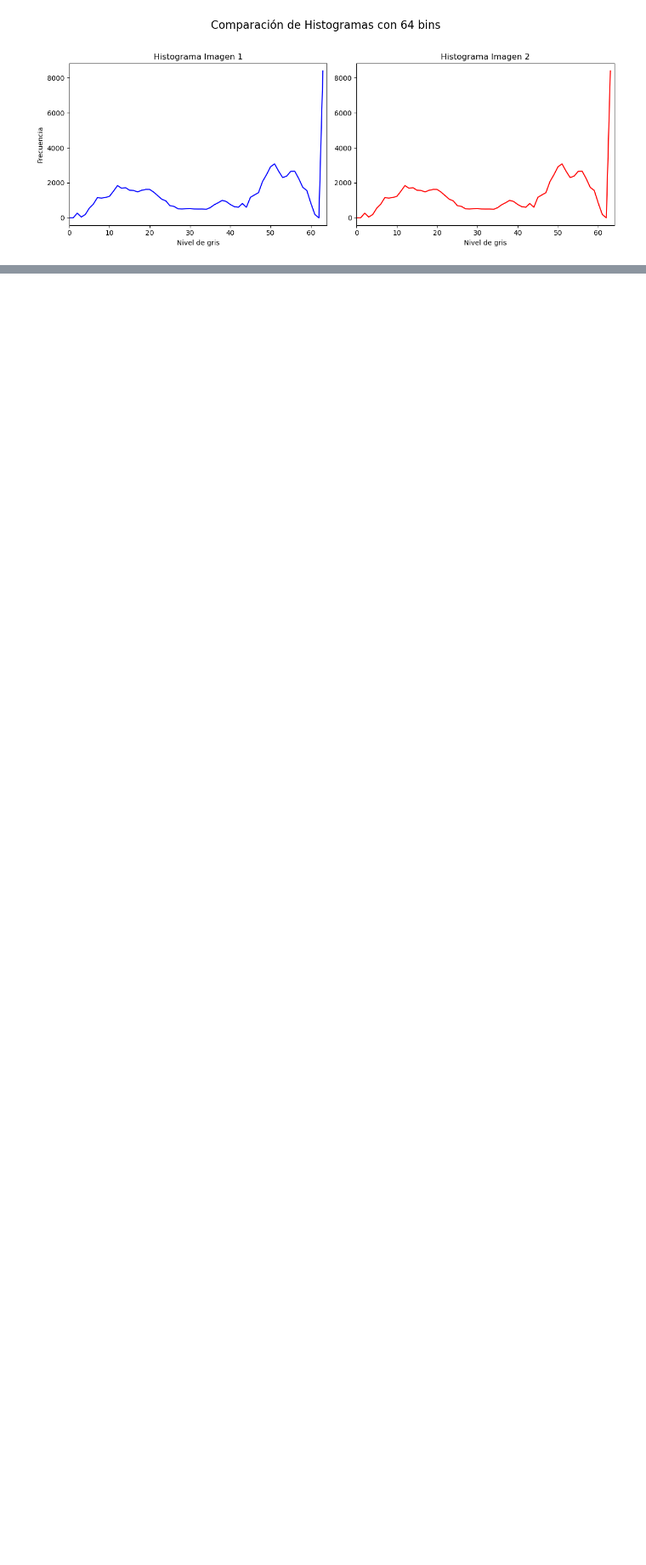
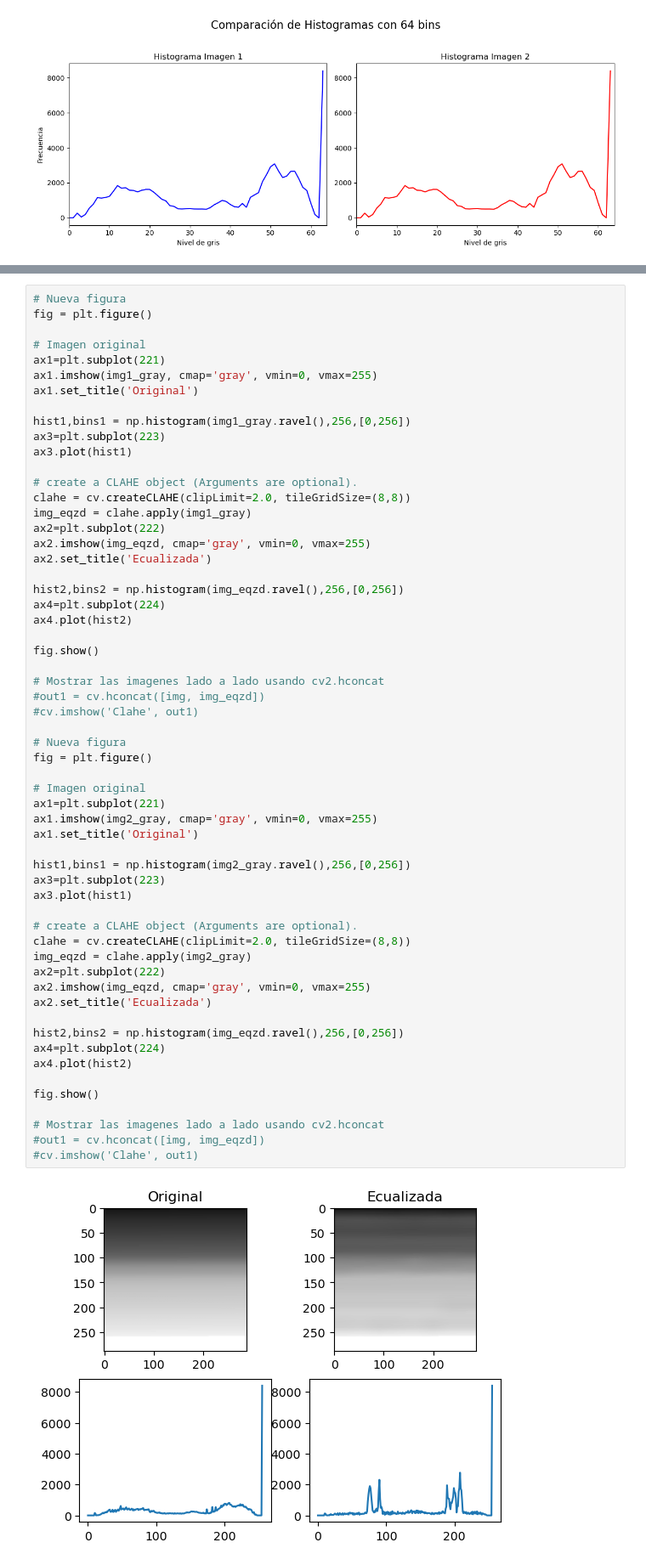
Before and after one commit to Neo820712/vision_computadora_I_ErlinRey, a Jupyter notebook: Material_TPs/TP1/TP1.ipynb, the cells around one changed output, grey strips where cells are left out. Shown at 85% size. Cells and saved outputs as stored; diff of their text form; blank space fills up the shorter version.

```diff
--- a/Material_TPs/TP1/TP1.ipynb
+++ b/Material_TPs/TP1/TP1.ipynb
@@ -126,0 +179,60 @@ for bins in bin_options:
+# %%
+# Nueva figura
+fig = plt.figure()
+
+# Imagen original
+ax1=plt.subplot(221)
+ax1.imshow(img1_gray, cmap='gray', vmin=0, vmax=255)
+ax1.set_title('Original')
+
+hist1,bins1 = np.histogram(img1_gray.ravel(),256,[0,256])
+ax3=plt.subplot(223)
+ax3.plot(hist1)
+
+# create a CLAHE object (Arguments are optional).
+clahe = cv.createCLAHE(clipLimit=2.0, tileGridSize=(8,8))
+img_eqzd = clahe.apply(img1_gray)
+ax2=plt.subplot(222)
+ax2.imshow(img_eqzd, cmap='gray', vmin=0, vmax=255)
+ax2.set_title('Ecualizada')
+
+hist2,bins2 = np.histogram(img_eqzd.ravel(),256,[0,256])
+ax4=plt.subplot(224)
+ax4.plot(hist2)
+
+fig.show()
+
+# Mostrar las imagenes lado a lado usando cv2.hconcat
+#out1 = cv.hconcat([img, img_eqzd])
+#cv.imshow('Clahe', out1)
+
+# Nueva figura
+fig = plt.figure()
+
+# Imagen original
+ax1=plt.subplot(221)
+ax1.imshow(img2_gray, cmap='gray', vmin=0, vmax=255)
+ax1.set_title('Original')
+
+hist1,bins1 = np.histogram(img2_gray.ravel(),256,[0,256])
+ax3=plt.subplot(223)
+ax3.plot(hist1)
+
+# create a CLAHE object (Arguments are optional).
+clahe = cv.createCLAHE(clipLimit=2.0, tileGridSize=(8,8))
+img_eqzd = clahe.apply(img2_gray)
+ax2=plt.subplot(222)
+ax2.imshow(img_eqzd, cmap='gray', vmin=0, vmax=255)
+ax2.set_title('Ecualizada')
+
+hist2,bins2 = np.histogram(img_eqzd.ravel(),256,[0,256])
+ax4=plt.subplot(224)
+ax4.plot(hist2)
+
+fig.show()
+
+# Mostrar las imagenes lado a lado usando cv2.hconcat
+#out1 = cv.hconcat([img, img_eqzd])
+#cv.imshow('Clahe', out1)
+# %% [output]
+[figure, added]
```
Also changed, not shown: parts of 3 cells of this notebook.
